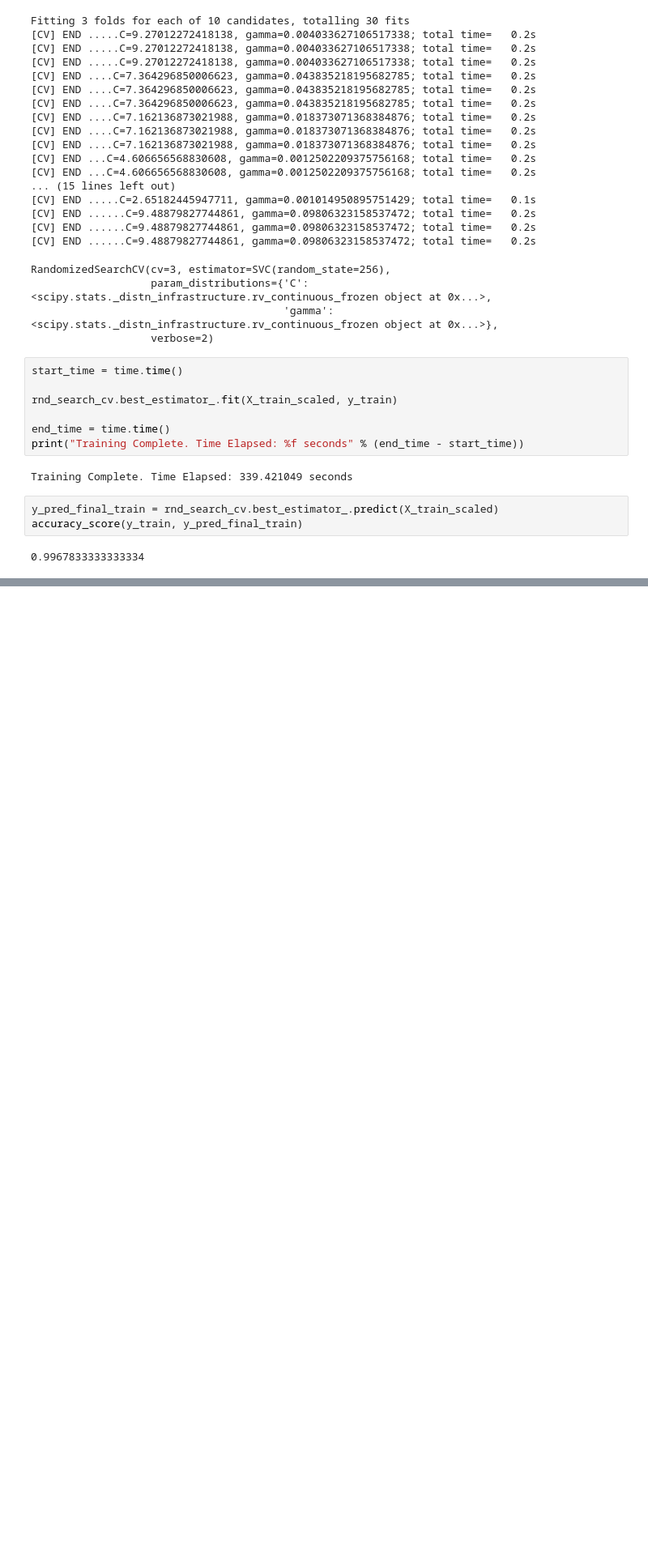
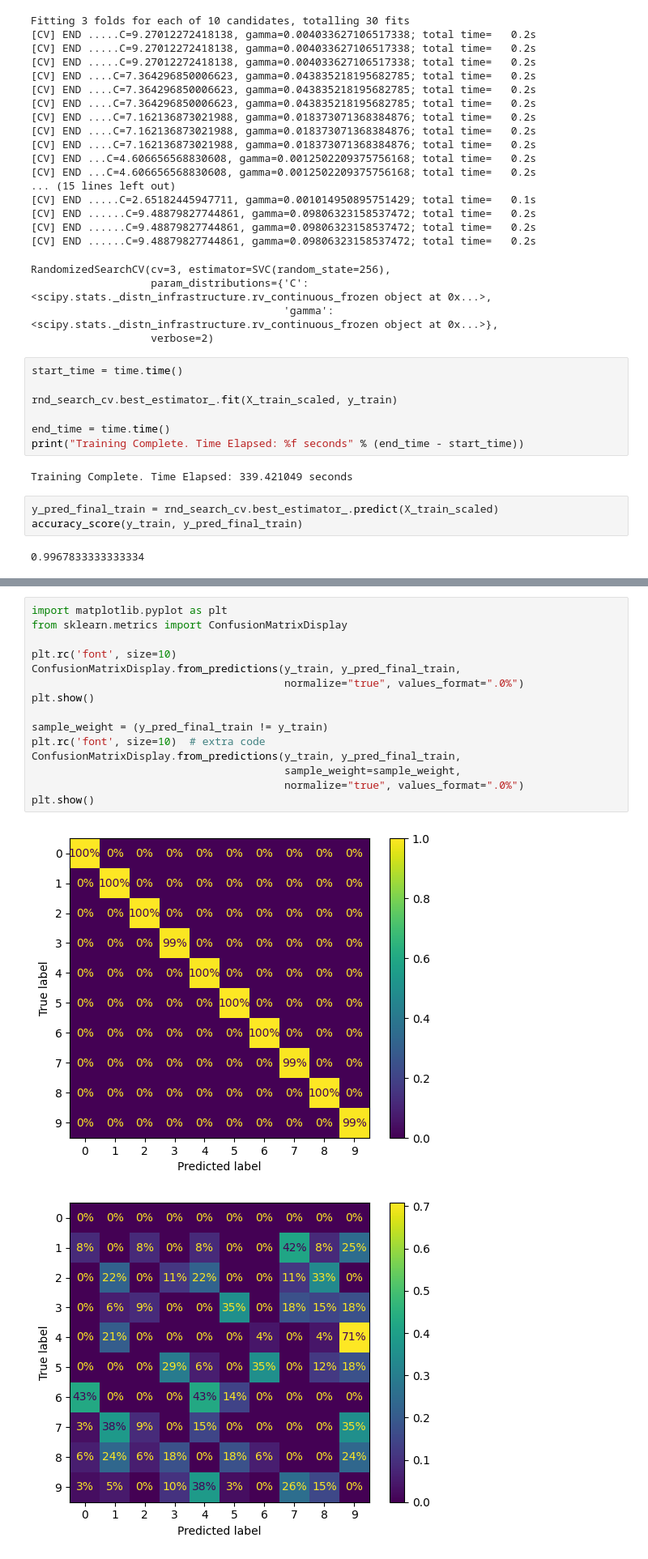
Before and after one commit to alexkato29/Hands-On-Machine-Learning, a Jupyter notebook: Chapter 5/exercise-9.ipynb, the cells around one changed output, grey strips where cells are left out. Shown at 81% size. Drawn from its saved outputs; the diff is of its cells as text; blank space fills up the shorter version.

Commit message:
Created Confusion Matrices

```diff
--- a/Chapter 5/exercise-9.ipynb
+++ b/Chapter 5/exercise-9.ipynb
@@ -128,0 +131,18 @@ accuracy_score(y_train, y_pred_final_test)
+# %%
+import matplotlib.pyplot as plt
+from sklearn.metrics import ConfusionMatrixDisplay
+
+plt.rc('font', size=10)
+ConfusionMatrixDisplay.from_predictions(y_train, y_pred_final_train,
+                                        normalize="true", values_format=".0%")
+plt.show()
+
+sample_weight = (y_pred_final_train != y_train)
+plt.rc('font', size=10)  # extra code
+ConfusionMatrixDisplay.from_predictions(y_train, y_pred_final_train,
+                                        sample_weight=sample_weight,
+                                        normalize="true", values_format=".0%")
+plt.show()
+# %% [output]
+[figure, added]
+[figure, added]
```
Also changed, not shown: parts of 1 cell of this notebook.
